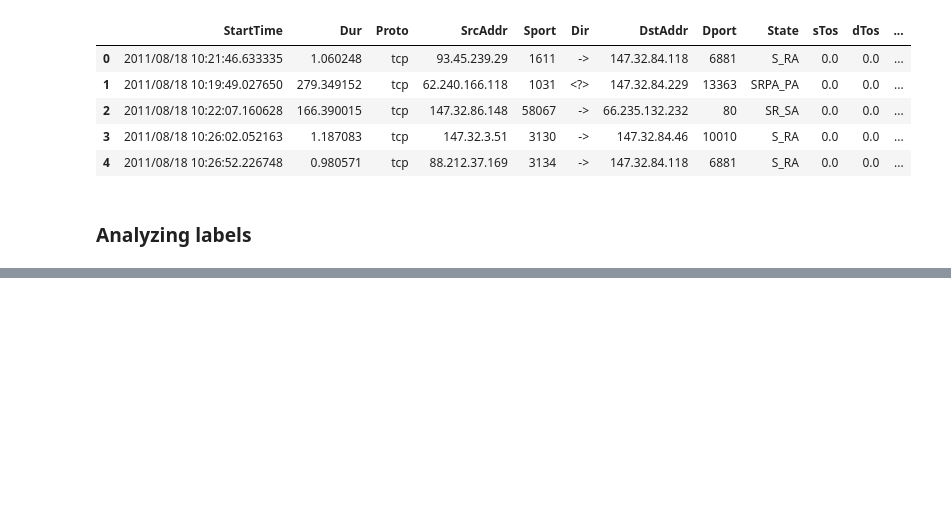
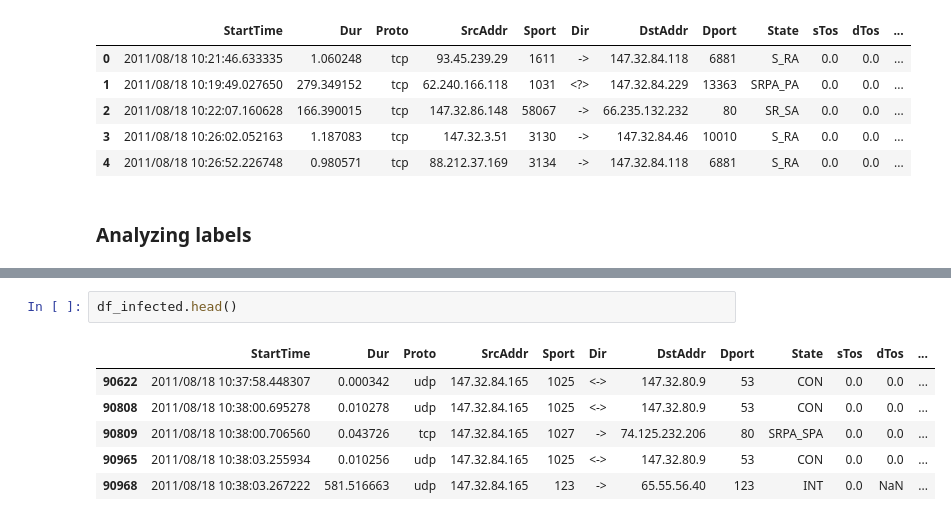
Before and after one commit to kponichtera/cs4035-cda, a Jupyter notebook: lab3/lab3.ipynb, the cells around one changed output, grey strips where cells are left out. Cells and saved outputs as stored; diff of their text form; blank space fills up the shorter version.

```diff
--- a/lab3/lab3.ipynb
+++ b/lab3/lab3.ipynb
@@ -48,0 +91,9 @@ array(['   ->', '  <?>', '   ?>', '  <->', '  who', '  <-'], dtype=object)
+# %%
+df_infected.head()
+# %% [output]
+|  | StartTime | Dur | Proto | SrcAddr | Sport | Dir | DstAddr | Dport | State | sTos | dTos | ... |
+| 90622 | 2011/08/18 10:37:58.448307 | 0.000342 | udp | 147.32.84.165 | 1025 | <-> | 147.32.80.9 | 53 | CON | 0.0 | 0.0 | ... |
+| 90808 | 2011/08/18 10:38:00.695278 | 0.010278 | udp | 147.32.84.165 | 1025 | <-> | 147.32.80.9 | 53 | CON | 0.0 | 0.0 | ... |
+| 90809 | 2011/08/18 10:38:00.706560 | 0.043726 | tcp | 147.32.84.165 | 1027 | -> | 74.125.232.206 | 80 | SRPA_SPA | 0.0 | 0.0 | ... |
+| 90965 | 2011/08/18 10:38:03.255934 | 0.010256 | udp | 147.32.84.165 | 1025 | <-> | 147.32.80.9 | 53 | CON | 0.0 | 0.0 | ... |
+| 90968 | 2011/08/18 10:38:03.267222 | 581.516663 | udp | 147.32.84.165 | 123 | -> | 65.55.56.40 | 123 | INT | 0.0 | NaN | ... |
```
Also changed, not shown: parts of 13 cells of this notebook.
